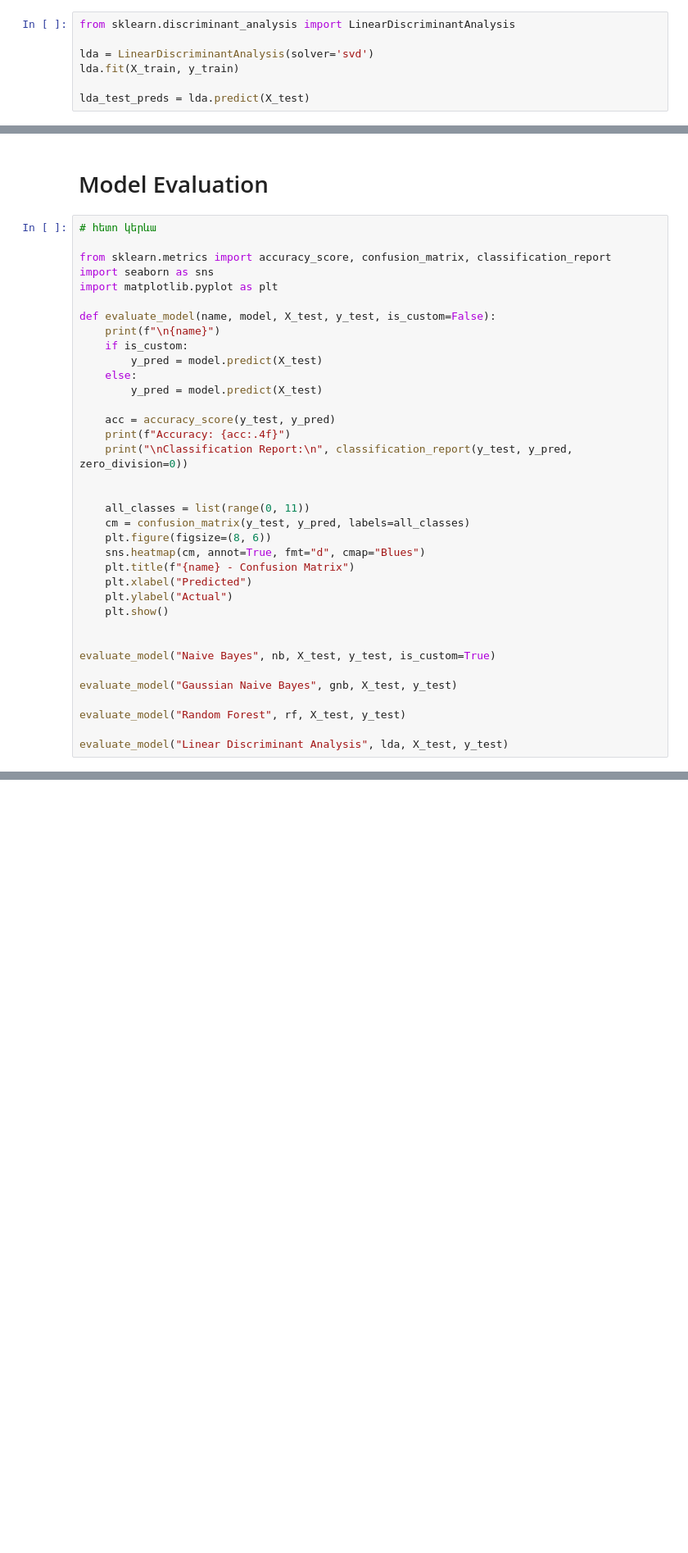
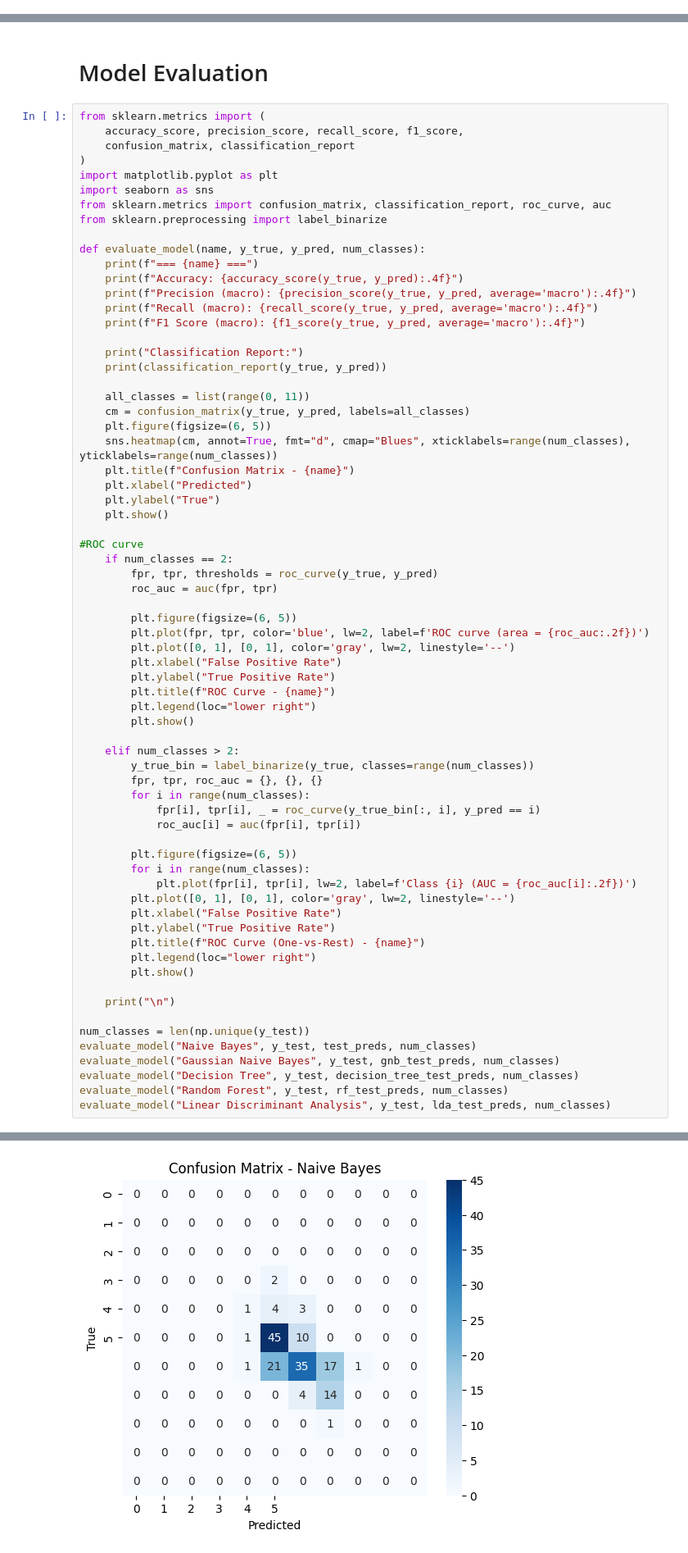
Before and after one commit to suren2003ah7/WineQualityClassifier, a Jupyter notebook: wineClassifier.ipynb, the cells around one changed output, grey strips where cells are left out. Shown at 82% size. Drawn from its saved outputs; the diff is of its cells as text; blank space fills up the shorter version.

Commit message:
added GNB, RF, LDA and model evaluation

```diff
--- a/wineClassifier.ipynb
+++ b/wineClassifier.ipynb
@@ -293,10 +375,3 @@ rf_test_preds = rf.predict(X_test)
-# %%
-from sklearn.discriminant_analysis import LinearDiscriminantAnalysis
-
-lda = LinearDiscriminantAnalysis(solver='svd')
-lda.fit(X_train, y_train)
-
-lda_test_preds = lda.predict(X_test)
 # %% [markdown]
 ### k-nearest neighbour
 # %%
@@ -410,38 +580,71 @@ qda_test_preds = qda_best.predict(X_test)
 # %% [markdown]
 # Model Evaluation
 # %%
-# հետո կերևա
+from sklearn.metrics import (
+    accuracy_score, precision_score, recall_score, f1_score,
+    confusion_matrix, classification_report
+)
+import matplotlib.pyplot as plt
+import seaborn as sns
+from sklearn.metrics import confusion_matrix, classification_report, roc_curve, auc
+from sklearn.preprocessing import label_binarize
 
-from sklearn.metrics import accuracy_score, confusion_matrix, classification_report
-import seaborn as sns
-import matplotlib.pyplot as plt
+def evaluate_model(name, y_true, y_pred, num_classes):
+    print(f"=== {name} ===")
+    print(f"Accuracy: {accuracy_score(y_true, y_pred):.4f}")
+    print(f"Precision (macro): {precision_score(y_true, y_pred, average='macro'):.4f}")
+    print(f"Recall (macro): {recall_score(y_true, y_pred, average='macro'):.4f}")
+    print(f"F1 Score (macro): {f1_score(y_true, y_pred, average='macro'):.4f}")
 
-def evaluate_model(name, model, X_test, y_test, is_custom=False):
-    print(f"\n{name}")
-    if is_custom:
-        y_pred = model.predict(X_test)
-    else:
-        y_pred = model.predict(X_test)
-
-    acc = accuracy_score(y_test, y_pred)
-    print(f"Accuracy: {acc:.4f}")
-    print("\nClassification Report:\n", classification_report(y_test, y_pred, zero_division=0))
-
+    print("Classification Report:")
+    print(classification_report(y_true, y_pred))
 
     all_classes = list(range(0, 11))
-    cm = confusion_matrix(y_test, y_pred, labels=all_classes)
-    plt.figure(figsize=(8, 6))
-    sns.heatmap(cm, annot=True, fmt="d", cmap="Blues")
-    plt.title(f"{name} - Confusion Matrix")
+    cm = confusion_matrix(y_true, y_pred, labels=all_classes)
+    plt.figure(figsize=(6, 5))
+    sns.heatmap(cm, annot=True, fmt="d", cmap="Blues", xticklabels=range(num_classes), yticklabels=range(num_classes))
+    plt.title(f"Confusion Matrix - {name}")
     plt.xlabel("Predicted")
-    plt.ylabel("Actual")
+    plt.ylabel("True")
     plt.show()
 
+#ROC curve
+    if num_classes == 2:
+        fpr, tpr, thresholds = roc_curve(y_true, y_pred)
+        roc_auc = auc(fpr, tpr)
 
-evaluate_model("Naive Bayes", nb, X_test, y_test, is_custom=True)
+        plt.figure(figsize=(6, 5))
+        plt.plot(fpr, tpr, color='blue', lw=2, label=f'ROC curve (area = {roc_auc:.2f})')
+        plt.plot([0, 1], [0, 1], color='gray', lw=2, linestyle='--')
+        plt.xlabel("False Positive Rate")
+        plt.ylabel("True Positive Rate")
+        plt.title(f"ROC Curve - {name}")
+        plt.legend(loc="lower right")
+        plt.show()
 
-evaluate_model("Gaussian Naive Bayes", gnb, X_test, y_test)
+    elif num_classes > 2:
+        y_true_bin = label_binarize(y_true, classes=range(num_classes))
+        fpr, tpr, roc_auc = {}, {}, {}
+        for i in range(num_classes):
+            fpr[i], tpr[i], _ = roc_curve(y_true_bin[:, i], y_pred == i)
+            roc_auc[i] = auc(fpr[i], tpr[i])
 
-evaluate_model("Random Forest", rf, X_test, y_test)
+        plt.figure(figsize=(6, 5))
+        for i in range(num_classes):
+            plt.plot(fpr[i], tpr[i], lw=2, label=f'Class {i} (AUC = {roc_auc[i]:.2f})')
+        plt.plot([0, 1], [0, 1], color='gray', lw=2, linestyle='--')
+        plt.xlabel("False Positive Rate")
+        plt.ylabel("True Positive Rate")
+        plt.title(f"ROC Curve (One-vs-Rest) - {name}")
+        plt.legend(loc="lower right")
+        plt.show()
 
-evaluate_model("Linear Discriminant Analysis", lda, X_test, y_test)
+    print("\n")
+
+num_classes = len(np.unique(y_test))
+evaluate_model("Naive Bayes", y_test, test_preds, num_classes)
+evaluate_model("Gaussian Naive Bayes", y_test, gnb_test_preds, num_classes)
+evaluate_model("Decision Tree", y_test, decision_tree_test_preds, num_classes)
+evaluate_model("Random Forest", y_test, rf_test_preds, num_classes)
+evaluate_model("Linear Discriminant Analysis", y_test, lda_test_preds, num_classes)
+# %% [output]
@@ -447,0 +669 @@ evaluate_model("Linear Discriminant Analysis", lda, X_test, y_test)
+[figure, added]
```
Also changed, not shown: parts of 16 cells of this notebook.
